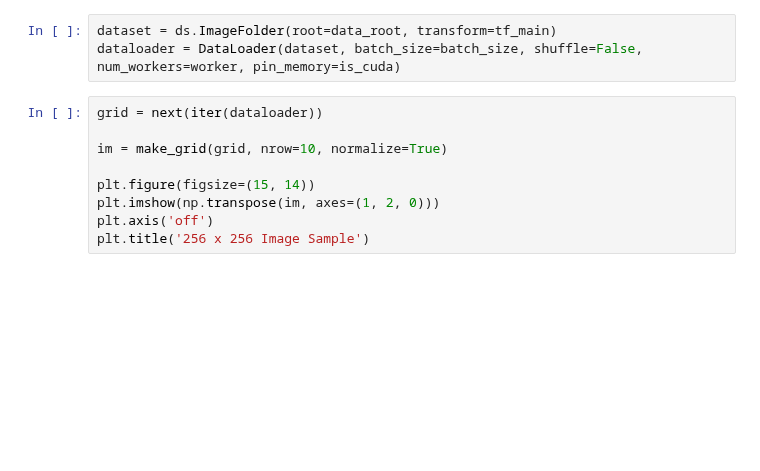
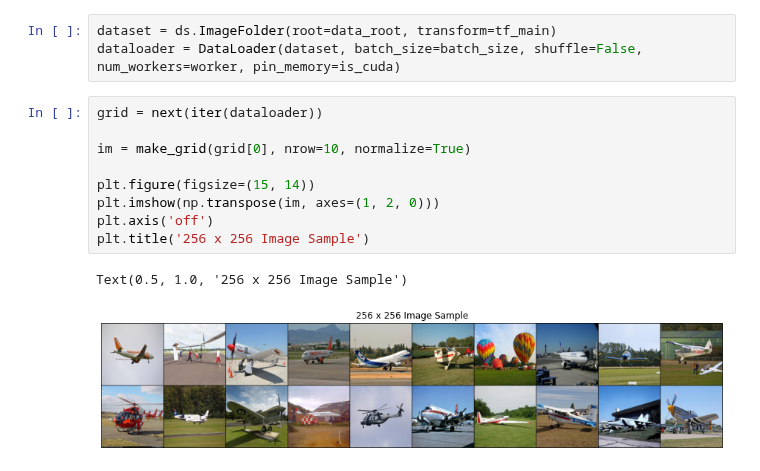
Before and after one commit to sachithdickwella/computervision-pytorch, a Jupyter notebook: src/supersample/supersample_dcgan.ipynb, the cells around one changed output. Saved outputs shown, nothing was run; the diff lists cells and outputs as text; blank space fills up the shorter version.

Commit message:
Adding super-sample model design

```diff
--- a/src/supersample/supersample_dcgan.ipynb
+++ b/src/supersample/supersample_dcgan.ipynb
@@ -40,9 +42,12 @@ dataloader = DataLoader(dataset, batch_size=batch_size, shuffle=False, num_worke
 # %%
 grid = next(iter(dataloader))
 
-im = make_grid(grid, nrow=10, normalize=True)
+im = make_grid(grid[0], nrow=10, normalize=True)
 
 plt.figure(figsize=(15, 14))
 plt.imshow(np.transpose(im, axes=(1, 2, 0)))
 plt.axis('off')
 plt.title('256 x 256 Image Sample')
+# %% [output]
+Text(0.5, 1.0, '256 x 256 Image Sample')
+[figure, added]
```
Also changed, not shown: parts of 1 cell of this notebook, 1 other file.
